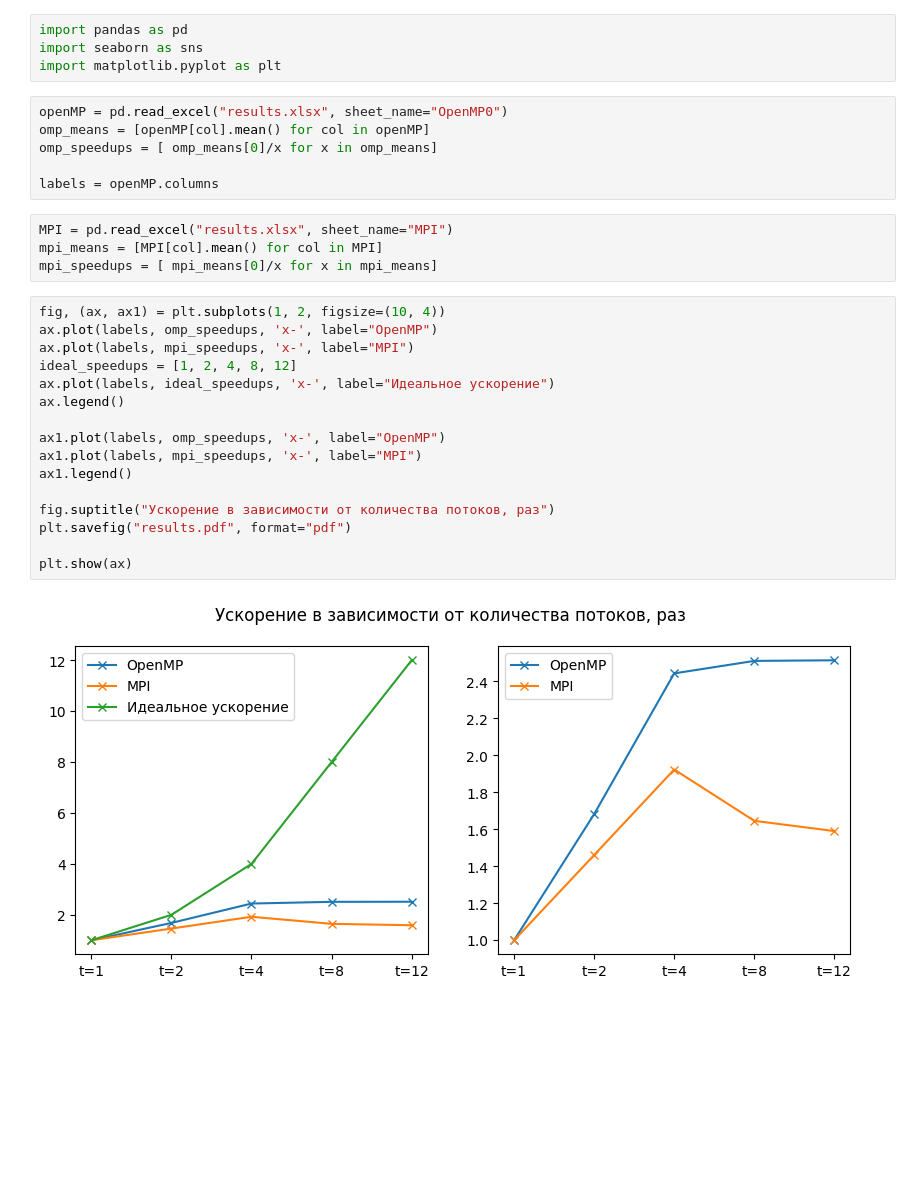
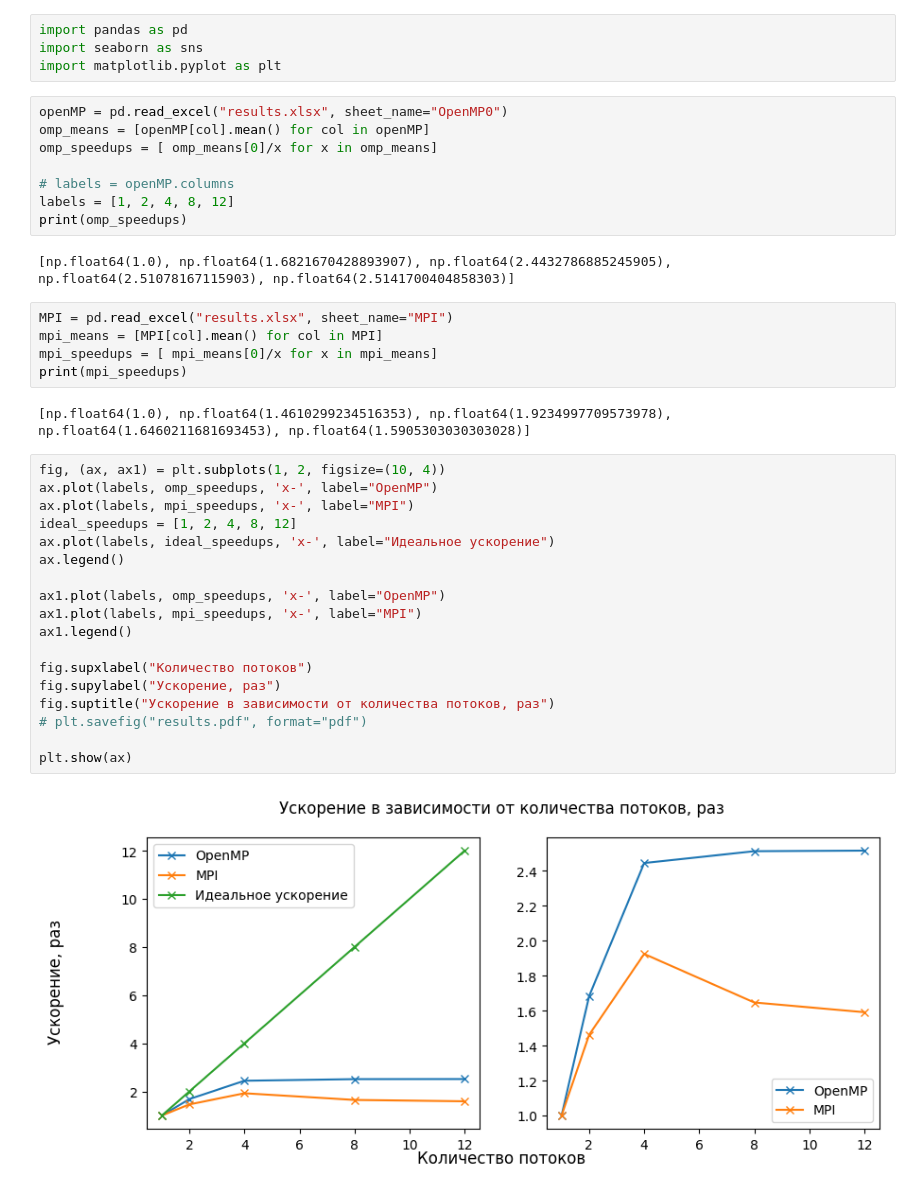
Before and after one commit to WoWaster/spbu-hpc, a Jupyter notebook: report/graph.ipynb, the cells around one changed output. Cells and saved outputs as stored; diff of their text form; blank space fills up the shorter version.

```diff
--- a/report/graph.ipynb
+++ b/report/graph.ipynb
@@ -7,26 +7,35 @@ openMP = pd.read_excel("results.xlsx", sheet_name="OpenMP0")
 omp_means = [openMP[col].mean() for col in openMP]
 omp_speedups = [ omp_means[0]/x for x in omp_means]
 
-labels = openMP.columns
+# labels = openMP.columns
+labels = [1, 2, 4, 8, 12]
+print(omp_speedups)
+# %% [output]
+[np.float64(1.0), np.float64(1.6821670428893907), np.float64(2.4432786885245905), np.float64(2.51078167115903), np.float64(2.5141700404858303)]
 # %%
 MPI = pd.read_excel("results.xlsx", sheet_name="MPI")
 mpi_means = [MPI[col].mean() for col in MPI]
 mpi_speedups = [ mpi_means[0]/x for x in mpi_means]
+print(mpi_speedups)
+# %% [output]
+[np.float64(1.0), np.float64(1.4610299234516353), np.float64(1.9234997709573978), np.float64(1.6460211681693453), np.float64(1.5905303030303028)]
 # %%
 fig, (ax, ax1) = plt.subplots(1, 2, figsize=(10, 4))
 ax.plot(labels, omp_speedups, 'x-', label="OpenMP")
 ax.plot(labels, mpi_speedups, 'x-', label="MPI")
 ideal_speedups = [1, 2, 4, 8, 12]
 ax.plot(labels, ideal_speedups, 'x-', label="Идеальное ускорение")
 ax.legend()
 
 ax1.plot(labels, omp_speedups, 'x-', label="OpenMP")
 ax1.plot(labels, mpi_speedups, 'x-', label="MPI")
 ax1.legend()
 
+fig.supxlabel("Количество потоков")
+fig.supylabel("Ускорение, раз")
 fig.suptitle("Ускорение в зависимости от количества потоков, раз")
-plt.savefig("results.pdf", format="pdf")
+# plt.savefig("results.pdf", format="pdf")
 
 plt.show(ax)
 # %% [output]
-[figure, old version]
+[figure, new version]
```
Also changed, not shown: parts of 2 cells of this notebook, 3 other files.
